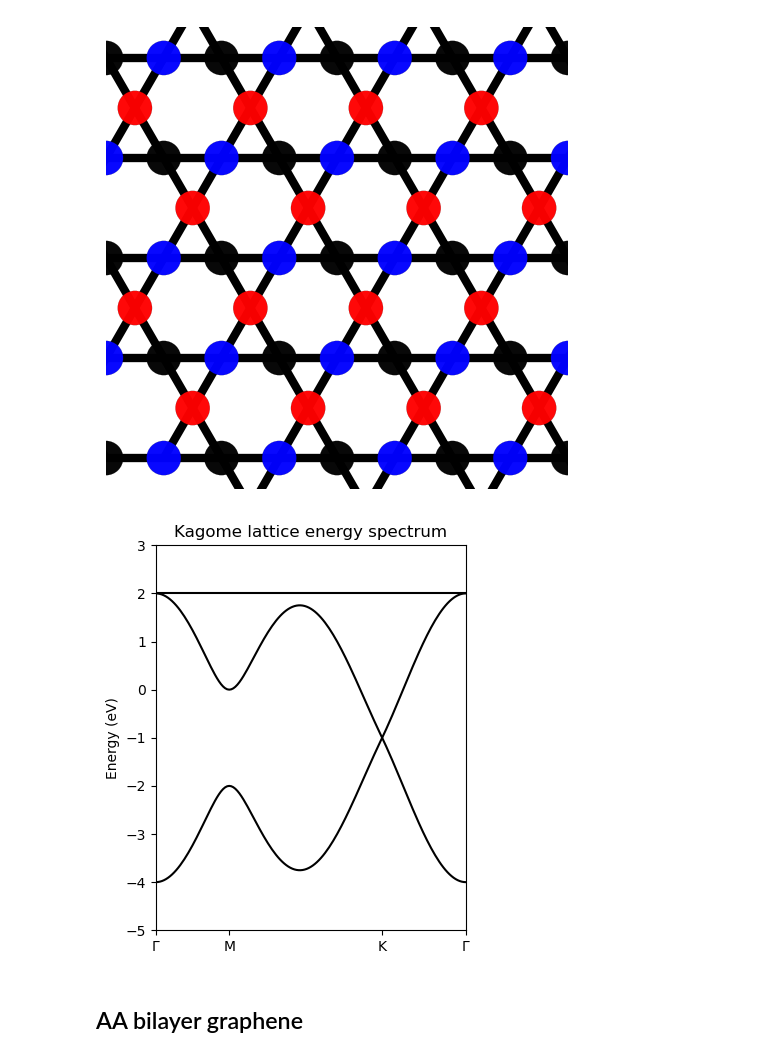
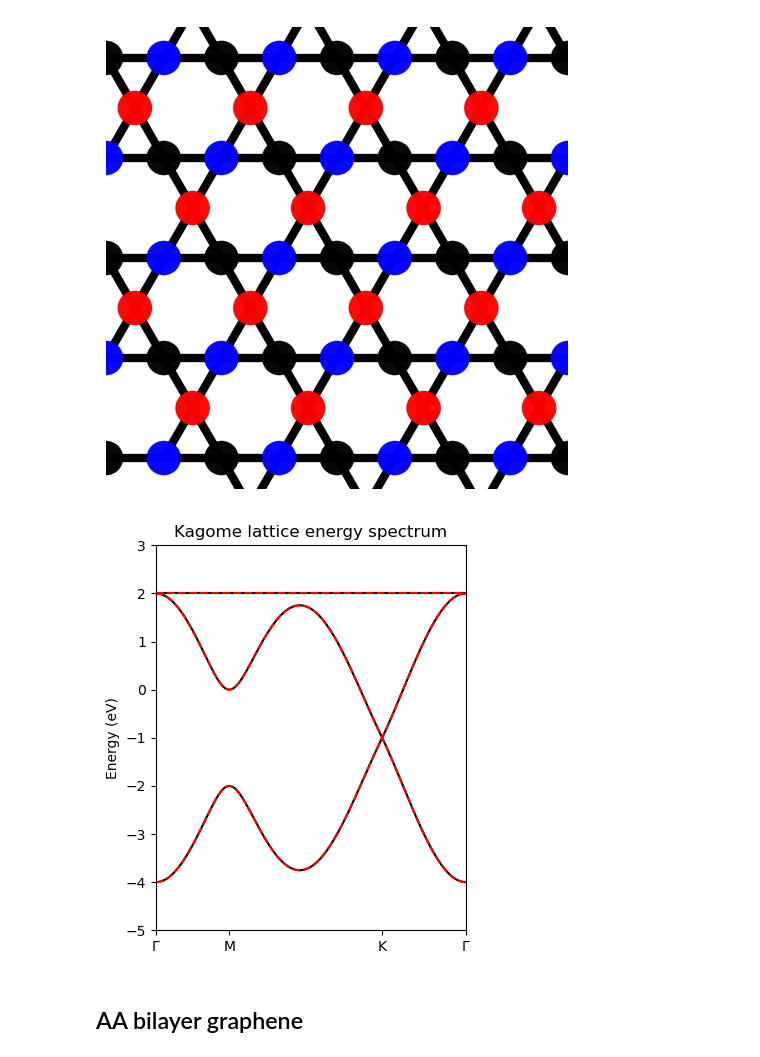
Before and after one commit to AliGhorashiCMT/8.511-Notes-and-Code, a Jupyter notebook: kagome and graphene lattices/Kagome and Graphene.ipynb, the cells around one changed output. Cells and saved outputs as stored; diff of their text form; code cells hidden in the pictures.

Commit message:
Kagome analytic result

```diff
--- a/kagome and graphene lattices/Kagome and Graphene.ipynb
+++ b/kagome and graphene lattices/Kagome and Graphene.ipynb
@@ -118,24 +118,31 @@ plt.ylim(-2, 2);
 # %%
 plt.figure(figsize=(4, 5))
 solver = pb.solver.lapack(kagome_model)
 G1, G2 = kagome_lattice.reciprocal_vectors()
 G1 = G1[0:2]
 G2 = G2[0:2]
 Gamma = np.array([0, 0])
 K = -2/3*G1+1/3*G2
 M = 1/2*G1
 bands = solver.calc_bands(Gamma, M, K, Gamma)
 kagome_energies = bands.energy
 k_path = bands.k_path
 plt.plot(kagome_energies, color="black");
+cos_k_a1 = np.cos(np.einsum("ij, j->i", np.array(k_path), a1)/2)
+cos_k_a2 = np.cos(np.einsum("ij, j->i", np.array(k_path), a2)/2)
+cos_k_a1_a2 = np.cos(np.einsum("ij, j->i", np.array(k_path), a1+a2)/2)
+plt.plot(-2*t*np.ones(kagome_energies.shape[0]), linestyle="dashed", color="red");
+plt.plot(t*(1+np.sqrt(1+8*cos_k_a1*cos_k_a2*cos_k_a1_a2)), linestyle="dashed", color="red")
+plt.plot(t*(1-np.sqrt(1+8*cos_k_a1*cos_k_a2*cos_k_a1_a2)), linestyle="dashed", color="red") # Analytic bands
+
 plt.xticks(k_path.point_indices, [r'$\Gamma$', 'M', 'K', r'$\Gamma$'])
 plt.xlim(0, len(k_path)-1)
-plt.ylim(-4, 2)
+#plt.ylim(-4, 2)
 plt.yticks(np.linspace(-5, 3, num=9));
 plt.title("Kagome lattice energy spectrum");
 plt.ylabel("Energy (eV)");
 # %% [output]
-[figure, old version]
+[figure, new version]
 # %% [markdown]
 ## AA bilayer graphene
 # %%
```
Also changed, not shown: parts of 1 cell of this notebook.
